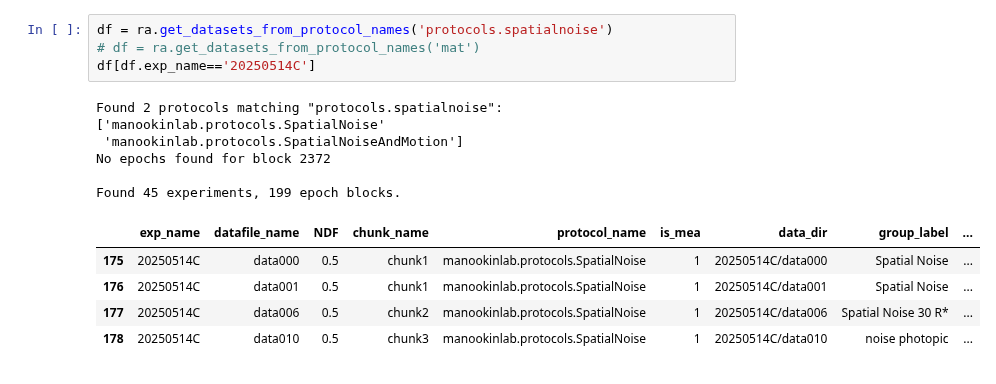
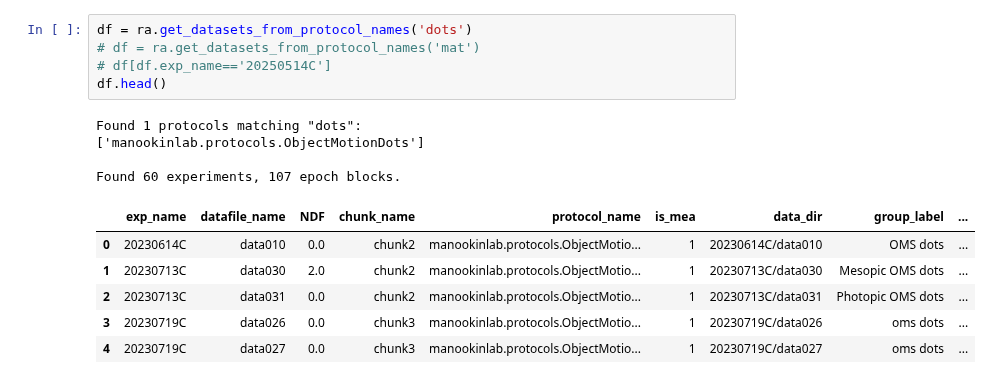
Before and after one commit to DRezeanu/retinanalysis, a Jupyter notebook: nbs/vr_testbed.ipynb, the cells around one changed output. Saved outputs shown, nothing was run; the diff lists cells and outputs as text.

```diff
--- a/nbs/vr_testbed.ipynb
+++ b/nbs/vr_testbed.ipynb
@@ -31,17 +19,17 @@ import matplotlib.pyplot as plt
  'user': 'vyomr'}
 # %%
-df = ra.get_datasets_from_protocol_names('protocols.spatialnoise')
+df = ra.get_datasets_from_protocol_names('dots')
 # df = ra.get_datasets_from_protocol_names('mat')
-df[df.exp_name=='20250514C']
+# df[df.exp_name=='20250514C']
+df.head()
 # %% [output]
-Found 2 protocols matching "protocols.spatialnoise":
-['manookinlab.protocols.SpatialNoise'
- 'manookinlab.protocols.SpatialNoiseAndMotion']
-No epochs found for block 2372
+Found 1 protocols matching "dots":
+['manookinlab.protocols.ObjectMotionDots']
 
-Found 45 experiments, 199 epoch blocks.
+Found 60 experiments, 107 epoch blocks.
 |  | exp_name | datafile_name | NDF | chunk_name | protocol_name | is_mea | data_dir | group_label | ... |
-| 175 | 20250514C | data000 | 0.5 | chunk1 | manookinlab.protocols.SpatialNoise | 1 | 20250514C/data000 | Spatial Noise | ... |
-| 176 | 20250514C | data001 | 0.5 | chunk1 | manookinlab.protocols.SpatialNoise | 1 | 20250514C/data001 | Spatial Noise | ... |
-| 177 | 20250514C | data006 | 0.5 | chunk2 | manookinlab.protocols.SpatialNoise | 1 | 20250514C/data006 | Spatial Noise 30 R* | ... |
-| 178 | 20250514C | data010 | 0.5 | chunk3 | manookinlab.protocols.SpatialNoise | 1 | 20250514C/data010 | noise photopic | ... |
+| 0 | 20230614C | data010 | 0.0 | chunk2 | manookinlab.protocols.ObjectMotio... | 1 | 20230614C/data010 | OMS dots | ... |
+| 1 | 20230713C | data030 | 2.0 | chunk2 | manookinlab.protocols.ObjectMotio... | 1 | 20230713C/data030 | Mesopic OMS dots | ... |
+| 2 | 20230713C | data031 | 0.0 | chunk2 | manookinlab.protocols.ObjectMotio... | 1 | 20230713C/data031 | Photopic OMS dots | ... |
+| 3 | 20230719C | data026 | 0.0 | chunk3 | manookinlab.protocols.ObjectMotio... | 1 | 20230719C/data026 | oms dots | ... |
+| 4 | 20230719C | data027 | 0.0 | chunk3 | manookinlab.protocols.ObjectMotio... | 1 | 20230719C/data027 | oms dots | ... |
```
Also changed, not shown: parts of 19 cells of this notebook, 1 other file.
